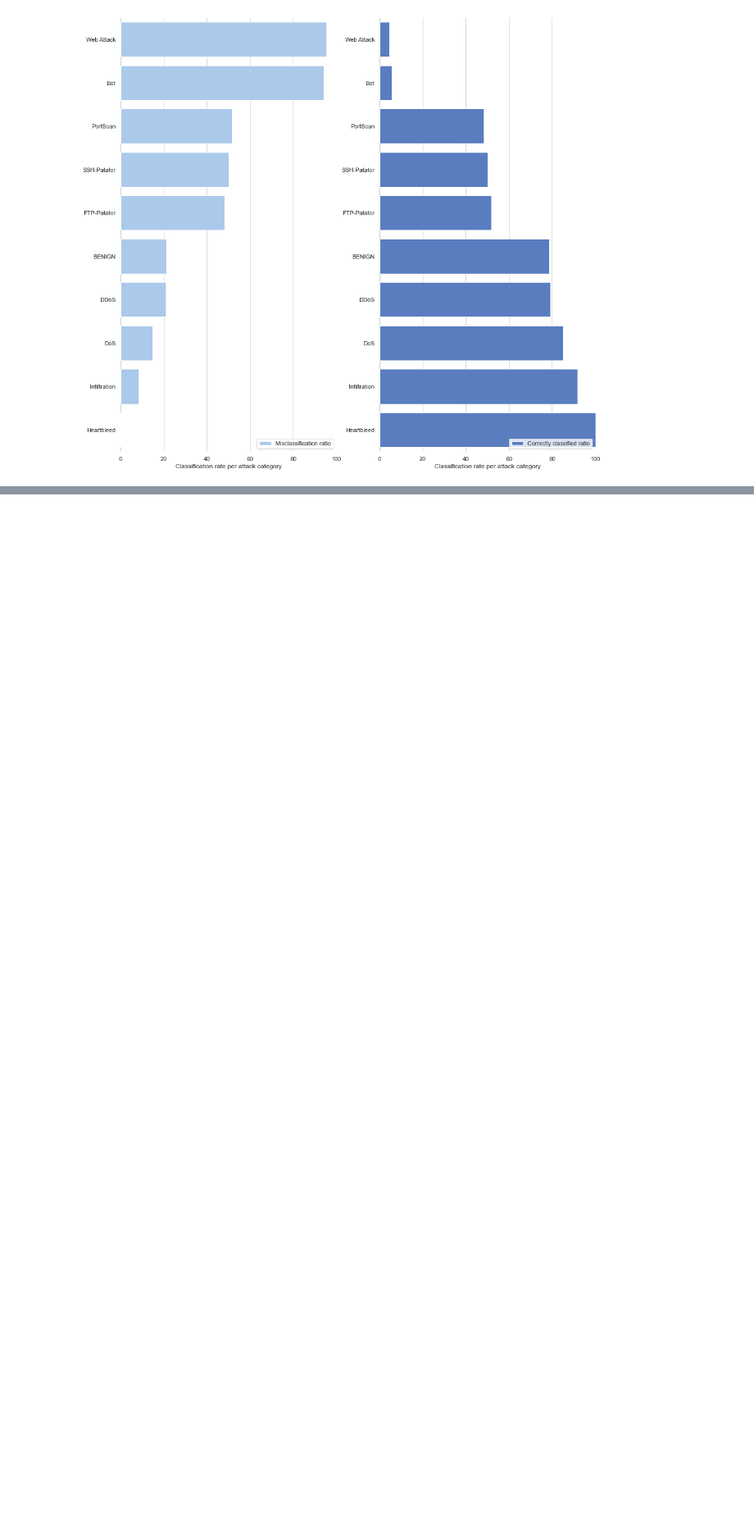
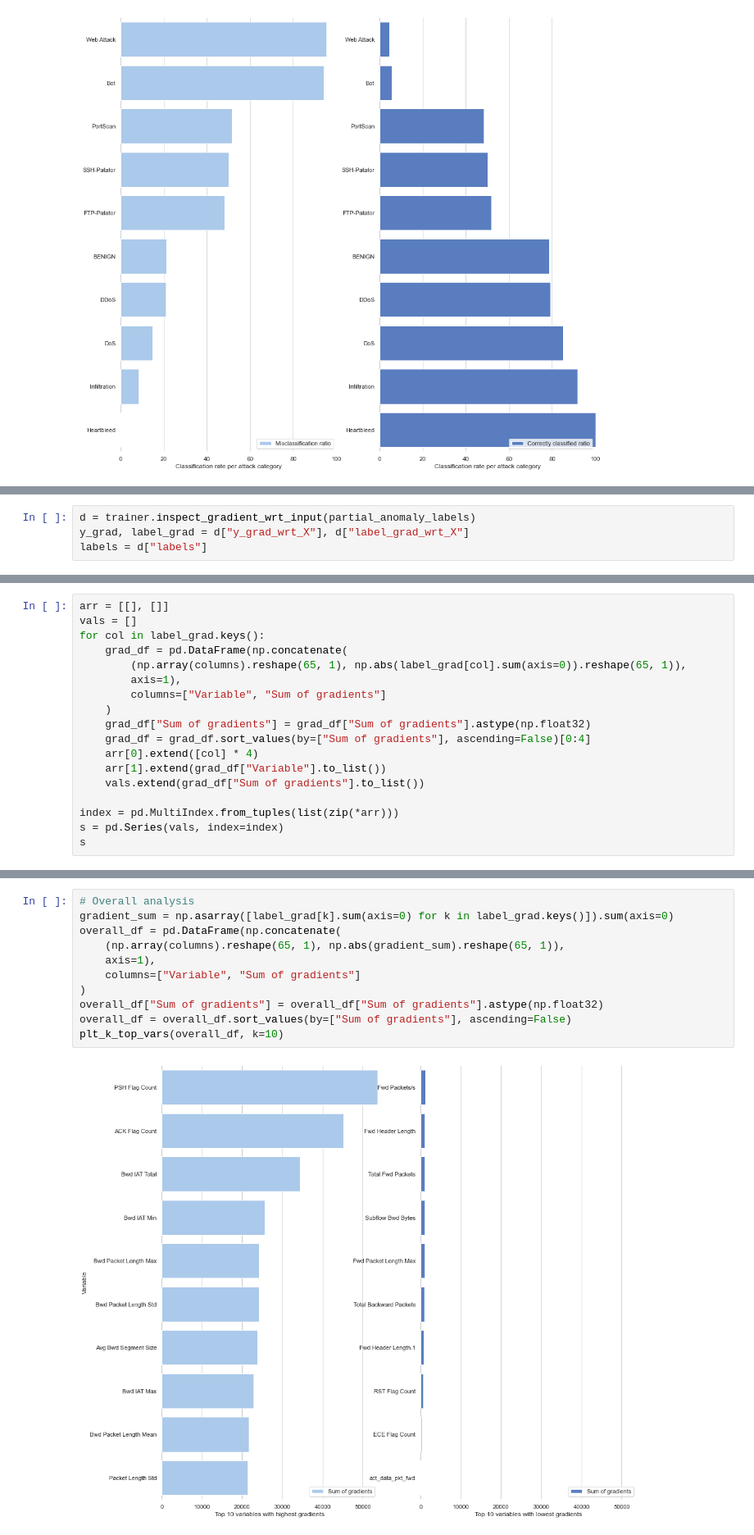
Before and after one commit to ireydiak/anomaly_detection_NRCAN, a Jupyter notebook: notebooks/multiclass_experiments/memae_multiclass.ipynb, the cells around one changed output, grey strips where cells are left out. Shown at 82% size. Drawn from its saved outputs; the diff is of its cells as text; blank space fills up the shorter version.

Commit message:
Refactor of multiclass notebooks.

```diff
--- a/notebooks/multiclass_experiments/memae_multiclass.ipynb
+++ b/notebooks/multiclass_experiments/memae_multiclass.ipynb
@@ -238,0 +241,4 @@ sns.despine(left=True, bottom=True)
+# %%
+d = trainer.inspect_gradient_wrt_input(partial_anomaly_labels)
+y_grad, label_grad = d["y_grad_wrt_X"], d["label_grad_wrt_X"]
+labels = d["labels"]
@@ -238,0 +285,18 @@ sns.despine(left=True, bottom=True)
+# %%
+arr = [[], []]
+vals = []
+for col in label_grad.keys():
+    grad_df = pd.DataFrame(np.concatenate(
+        (np.array(columns).reshape(65, 1), np.abs(label_grad[col].sum(axis=0)).reshape(65, 1)),
+        axis=1),
+        columns=["Variable", "Sum of gradients"]
+    )
+    grad_df["Sum of gradients"] = grad_df["Sum of gradients"].astype(np.float32)
+    grad_df = grad_df.sort_values(by=["Sum of gradients"], ascending=False)[0:4]
+    arr[0].extend([col] * 4)
+    arr[1].extend(grad_df["Variable"].to_list())
+    vals.extend(grad_df["Sum of gradients"].to_list())
+
+index = pd.MultiIndex.from_tuples(list(zip(*arr)))
+s = pd.Series(vals, index=index)
+s
@@ -238,0 +321,13 @@ sns.despine(left=True, bottom=True)
+# %%
+# Overall analysis
+gradient_sum = np.asarray([label_grad[k].sum(axis=0) for k in label_grad.keys()]).sum(axis=0)
+overall_df = pd.DataFrame(np.concatenate(
+    (np.array(columns).reshape(65, 1), np.abs(gradient_sum).reshape(65, 1)),
+    axis=1),
+    columns=["Variable", "Sum of gradients"]
+)
+overall_df["Sum of gradients"] = overall_df["Sum of gradients"].astype(np.float32)
+overall_df = overall_df.sort_values(by=["Sum of gradients"], ascending=False)
+plt_k_top_vars(overall_df, k=10)
+# %% [output]
+[figure, added]
```
Also changed, not shown: parts of 5 cells of this notebook, 3 other files.
